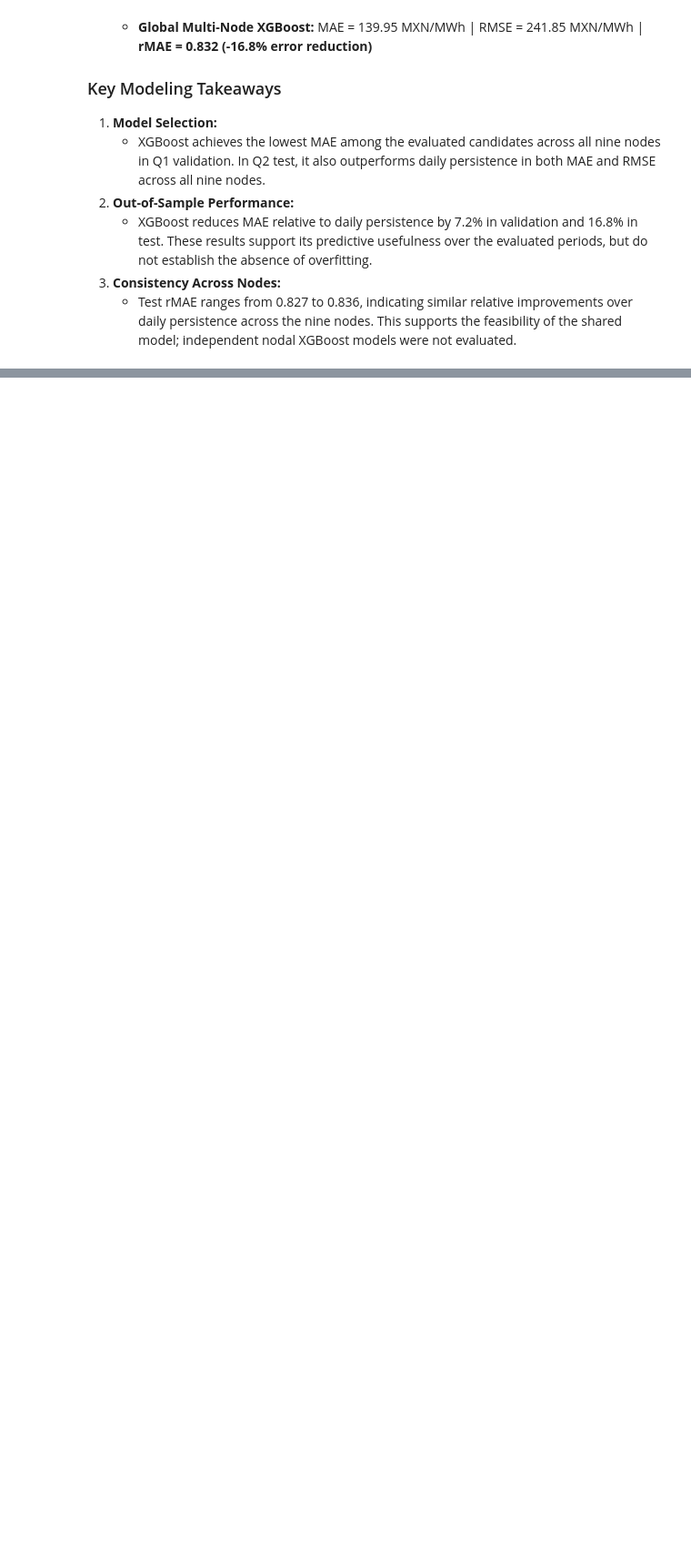
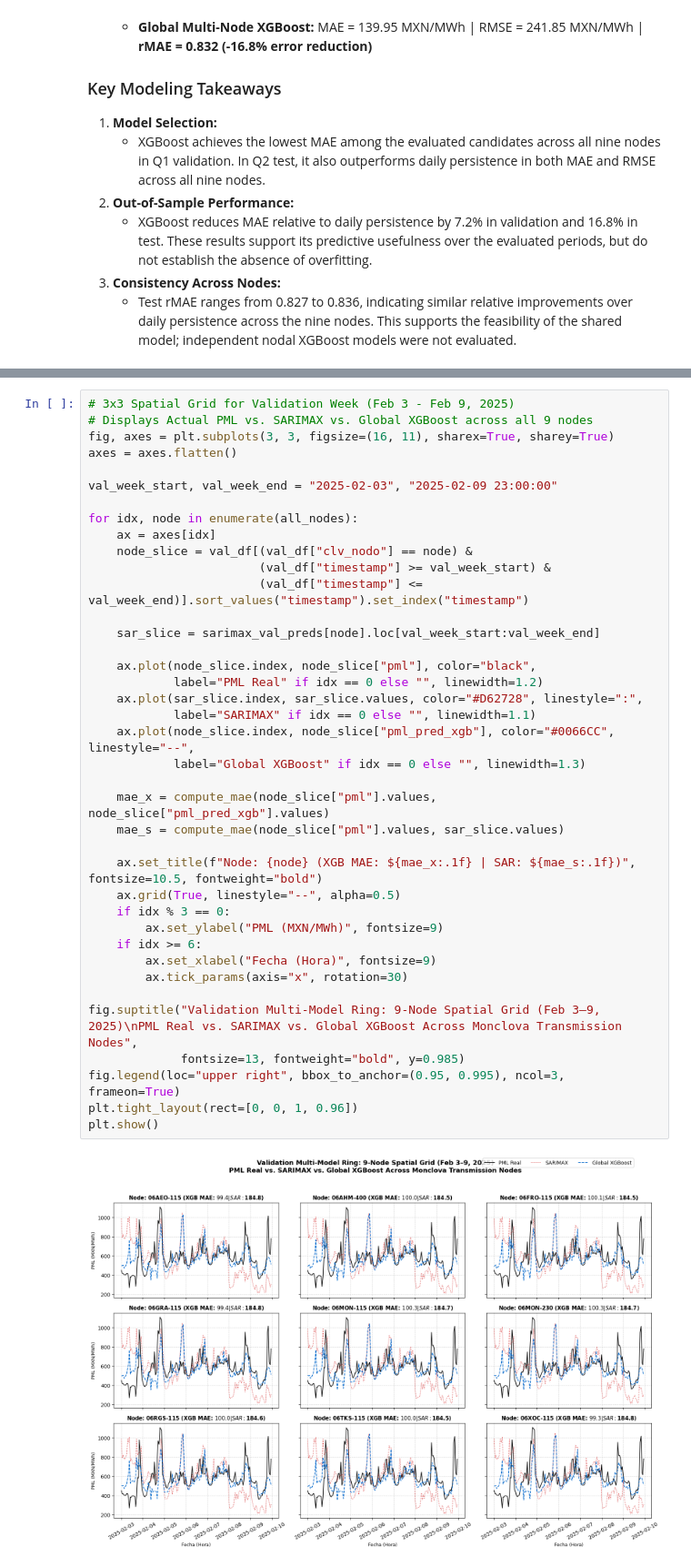
Before and after one commit to Jose117053/cenace-pml-analytics, a Jupyter notebook: notebooks/05_model_comparison_and_test.ipynb, the cells around one changed output, grey strips where cells are left out. Shown at 91% size. Drawn from its saved outputs; the diff is of its cells as text; blank space fills up the shorter version.

```diff
--- a/notebooks/05_model_comparison_and_test.ipynb
+++ b/notebooks/05_model_comparison_and_test.ipynb
@@ -342,0 +349,41 @@ Test Week Performance (May 12–18, 2025): MAE = $188.61 MXN/MWh
+# %%
+# 3x3 Spatial Grid for Validation Week (Feb 3 - Feb 9, 2025)
+# Displays Actual PML vs. SARIMAX vs. Global XGBoost across all 9 nodes
+fig, axes = plt.subplots(3, 3, figsize=(16, 11), sharex=True, sharey=True)
+axes = axes.flatten()
+
+val_week_start, val_week_end = "2025-02-03", "2025-02-09 23:00:00"
+
+for idx, node in enumerate(all_nodes):
+    ax = axes[idx]
+    node_slice = val_df[(val_df["clv_nodo"] == node) &
+                        (val_df["timestamp"] >= val_week_start) &
+                        (val_df["timestamp"] <= val_week_end)].sort_values("timestamp").set_index("timestamp")
+
+    sar_slice = sarimax_val_preds[node].loc[val_week_start:val_week_end]
+
+    ax.plot(node_slice.index, node_slice["pml"], color="black",
+            label="PML Real" if idx == 0 else "", linewidth=1.2)
+    ax.plot(sar_slice.index, sar_slice.values, color="#D62728", linestyle=":",
+            label="SARIMAX" if idx == 0 else "", linewidth=1.1)
+    ax.plot(node_slice.index, node_slice["pml_pred_xgb"], color="#0066CC", linestyle="--",
+            label="Global XGBoost" if idx == 0 else "", linewidth=1.3)
+
+    mae_x = compute_mae(node_slice["pml"].values, node_slice["pml_pred_xgb"].values)
+    mae_s = compute_mae(node_slice["pml"].values, sar_slice.values)
+
+    ax.set_title(f"Node: {node} (XGB MAE: ${mae_x:.1f} | SAR: ${mae_s:.1f})", fontsize=10.5, fontweight="bold")
+    ax.grid(True, linestyle="--", alpha=0.5)
+    if idx % 3 == 0:
+        ax.set_ylabel("PML (MXN/MWh)", fontsize=9)
+    if idx >= 6:
+        ax.set_xlabel("Fecha (Hora)", fontsize=9)
+        ax.tick_params(axis="x", rotation=30)
+
+fig.suptitle("Validation Multi-Model Ring: 9-Node Spatial Grid (Feb 3–9, 2025)\nPML Real vs. SARIMAX vs. Global XGBoost Across Monclova Transmission Nodes",
+             fontsize=13, fontweight="bold", y=0.985)
+fig.legend(loc="upper right", bbox_to_anchor=(0.95, 0.995), ncol=3, frameon=True)
+plt.tight_layout(rect=[0, 0, 1, 0.96])
+plt.show()
+# %% [output]
+[figure, added]
```
Also changed, not shown: parts of 3 cells of this notebook, 1 other file.
